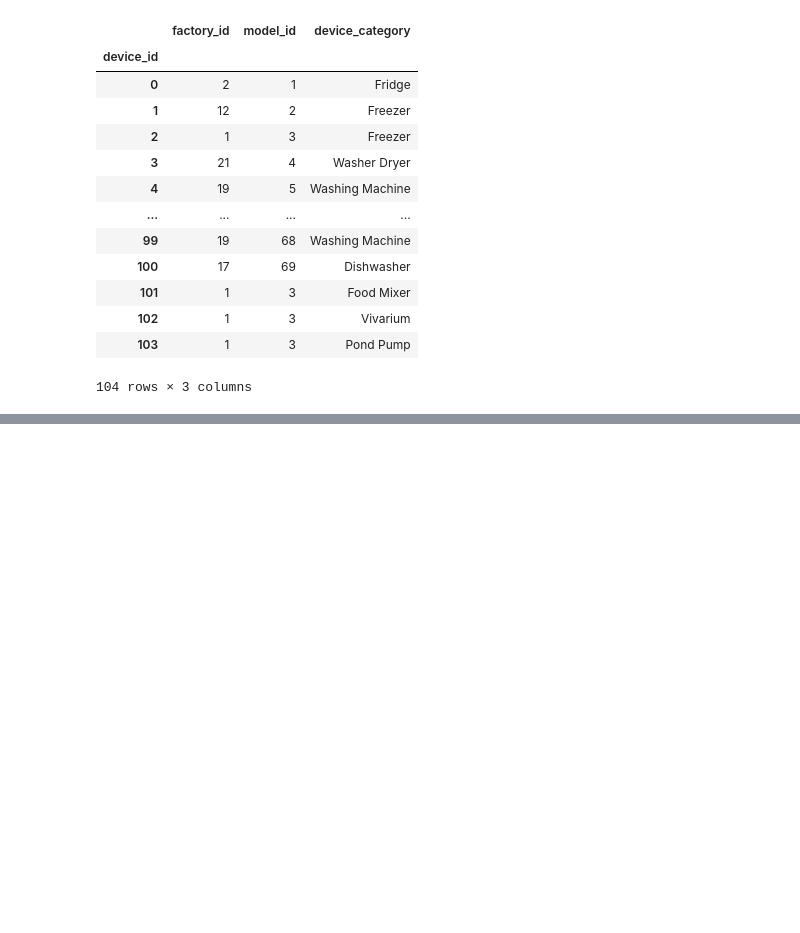
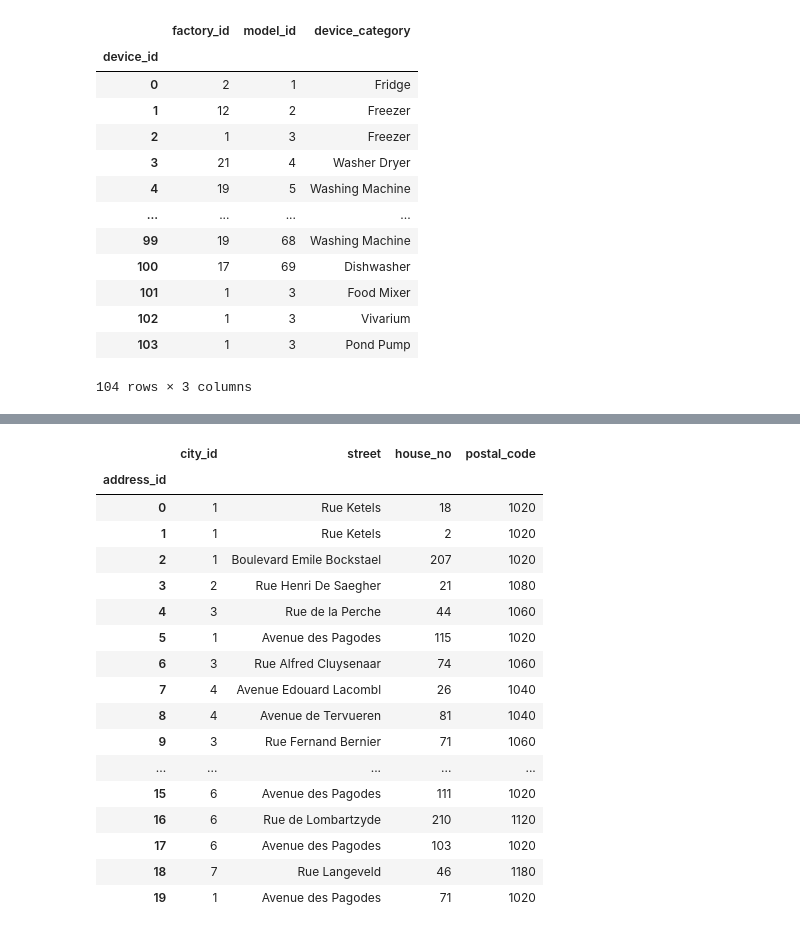
Before and after one commit to wkula/ADB_project, a Jupyter notebook: Data_insert.ipynb, the cells around one changed output, grey strips where cells are left out. Drawn from its saved outputs; the diff is of its cells as text; code cells hidden in the pictures; blank space fills up the shorter version.

```diff
--- a/Data_insert.ipynb
+++ b/Data_insert.ipynb
@@ -390,35 +401,53 @@ city = pd.DataFrame(columns=['country_id','city_name'])
 address = pd.DataFrame(columns=['city_id','street','house_no','postal_code'])
 owner = pd.DataFrame(columns=['first_name','last_name'])
 
 country['country_name'] = HomeData_Table['Country']
 city['country_id'] = HomeData_Table['Country']
 city['city_name'] = HomeData_Table['City']
 address['city_id'] = HomeData_Table['City']
 address['street'] = HomeData_Table['Street']
 address['house_no'] = HomeData_Table['Home No']
 address['postal_code'] = HomeData_Table['ZipCode']
 
 country.drop_duplicates(inplace=True)
 country.index.name = 'country_id'
 country = country.reset_index().drop(columns='country_id')
 country.index.name = 'country_id'
 
 city.drop_duplicates(inplace=True)
 city.index.name = 'city_id'
 city = city.reset_index().drop(columns='city_id')
 city.index.name = 'city_id'
 
 for index, row in country.iterrows():
      for i in city[city['country_id'] == row['country_name']].index:
         city.loc[i, 'country_id'] = index + 1  # Postgres start counting from 1 instead of 0
 
 for index, row in city.iterrows():
     for i in address[address['city_id'] == row['city_name']].index:
         address.loc[i, 'city_id'] = index + 1  # Postgres start counting from 1 instead of 0
 
 address.index.name = 'address_id'
-# address
-# city
+address
+# %% [output]
+|  | city_id | street | house_no | postal_code |
+| address_id |  |  |  |  |
+| 0 | 1 | Rue Ketels | 18 | 1020 |
+| 1 | 1 | Rue Ketels | 2 | 1020 |
+| 2 | 1 | Boulevard Emile Bockstael | 207 | 1020 |
+| 3 | 2 | Rue Henri De Saegher | 21 | 1080 |
+| 4 | 3 | Rue de la Perche | 44 | 1060 |
+| 5 | 1 | Avenue des Pagodes | 115 | 1020 |
+| 6 | 3 | Rue Alfred Cluysenaar | 74 | 1060 |
+| 7 | 4 | Avenue Edouard Lacombl | 26 | 1040 |
+| 8 | 4 | Avenue de Tervueren | 81 | 1040 |
+| 9 | 3 | Rue Fernand Bernier | 71 | 1060 |
+| ... | ... | ... | ... | ... |
+| 15 | 6 | Avenue des Pagodes | 111 | 1020 |
+| 16 | 6 | Rue de Lombartzyde | 210 | 1120 |
+| 17 | 6 | Avenue des Pagodes | 103 | 1020 |
+| 18 | 7 | Rue Langeveld | 46 | 1180 |
+| 19 | 1 | Avenue des Pagodes | 71 | 1020 |
 # %%
 user = pd.DataFrame(columns=['name'])
 user['name'] = HomeData_Table['Owner First Name'] + str(' ') + HomeData_Table['Owner Last Name']
```
Also changed, not shown: parts of 23 cells of this notebook.
